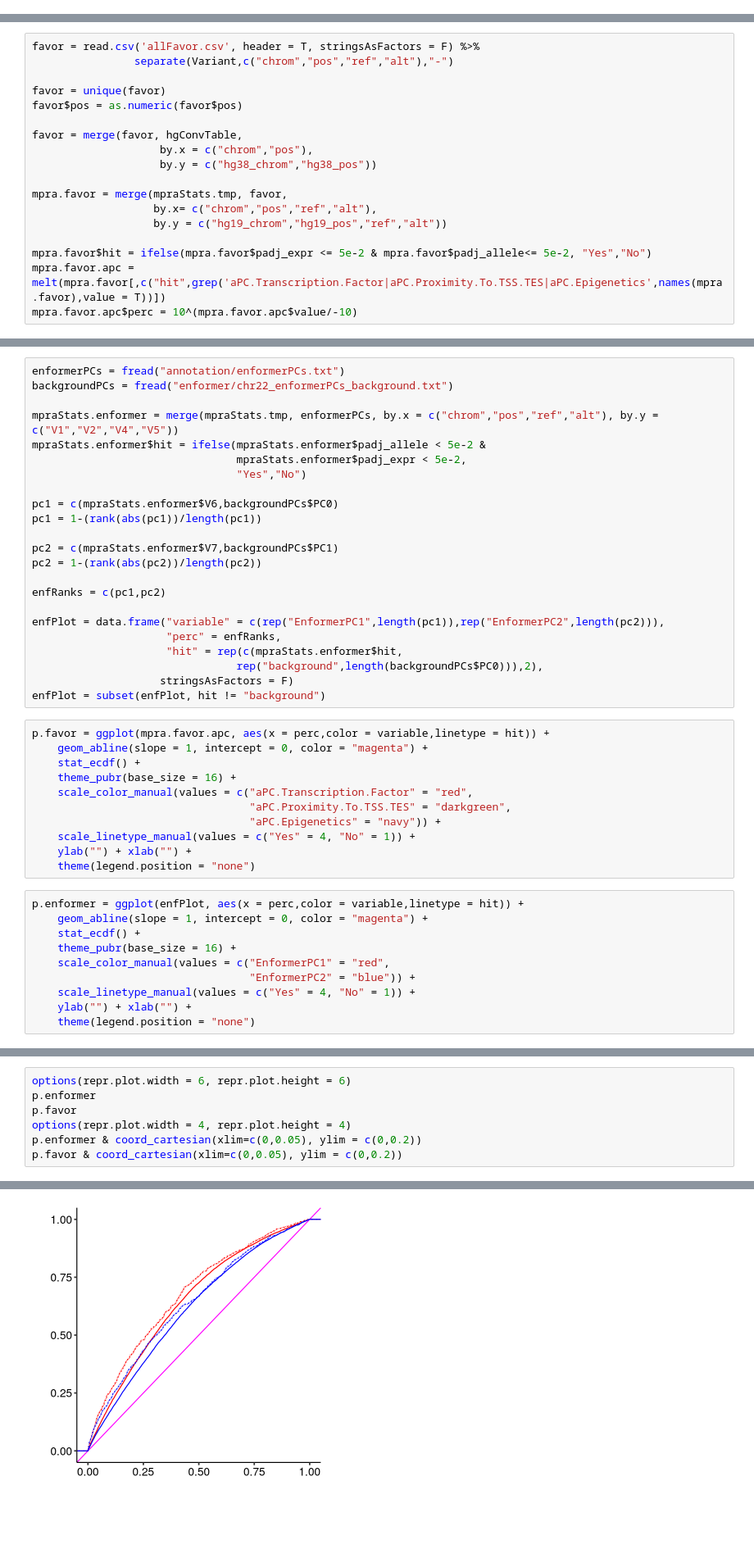
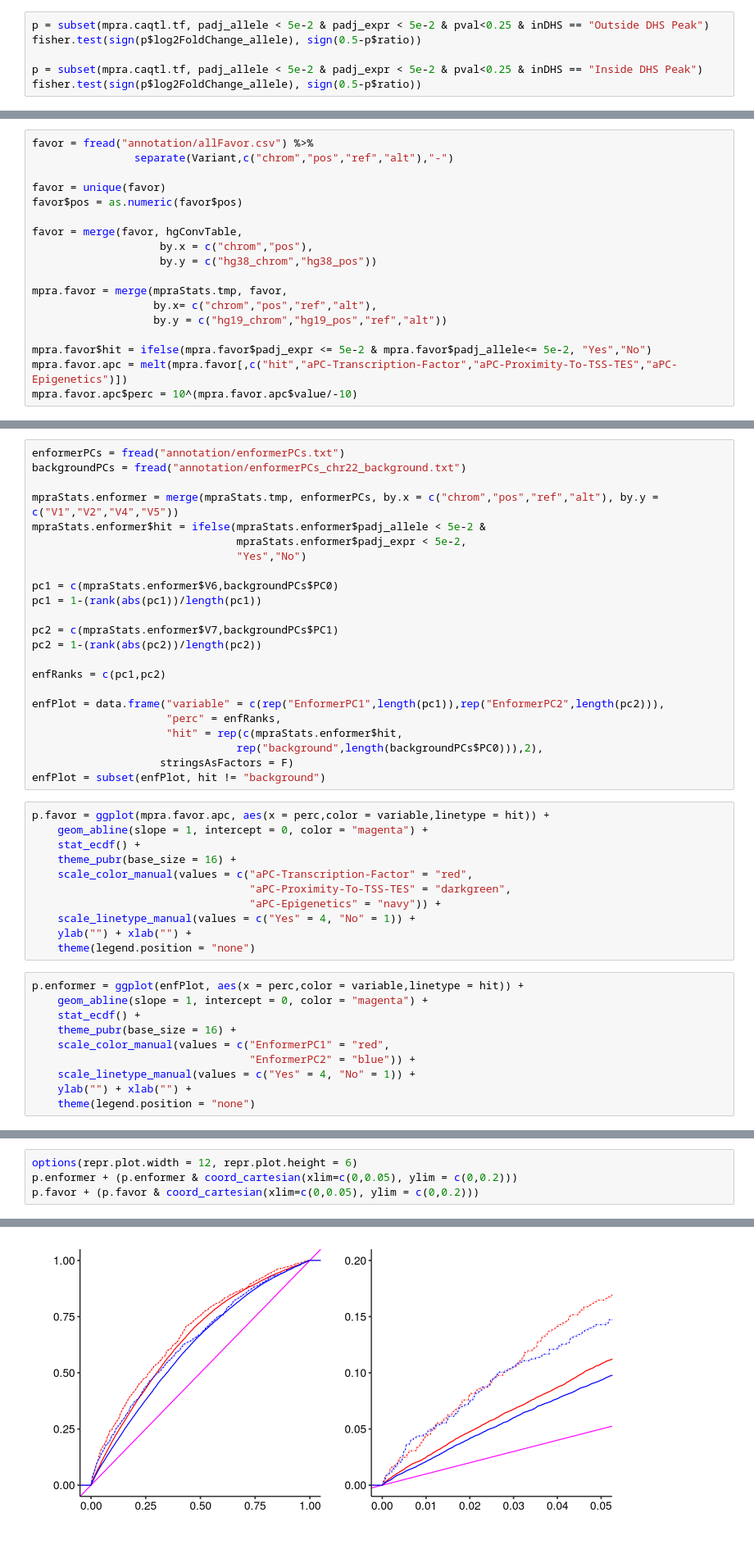
Before and after one commit to nsabell/mpra-v2, a Jupyter notebook: notebooks/section3-functional-annotation.ipynb, the cells around one changed output, grey strips where cells are left out. Shown at 82% size. Drawn from its saved outputs; the diff is of its cells as text; blank space fills up the shorter version.

```diff
--- a/notebooks/section3-functional-annotation.ipynb
+++ b/notebooks/section3-functional-annotation.ipynb
@@ -550,0 +580,6 @@ caqtl.scatter + theme(legend.position = "none")
+# %%
+p = subset(mpra.caqtl.tf, padj_allele < 5e-2 & padj_expr < 5e-2 & pval<0.25 & inDHS == "Outside DHS Peak")
+fisher.test(sign(p$log2FoldChange_allele), sign(0.5-p$ratio))
+
+p = subset(mpra.caqtl.tf, padj_allele < 5e-2 & padj_expr < 5e-2 & pval<0.25 & inDHS == "Inside DHS Peak")
+fisher.test(sign(p$log2FoldChange_allele), sign(0.5-p$ratio))
@@ -551,7 +607,7 @@ caqtl.scatter + theme(legend.position = "none")
 # %% [markdown]
 ## FAVOR + ENFORMER
 # %%
-favor = read.csv('allFavor.csv', header = T, stringsAsFactors = F) %>%
+favor = fread("annotation/allFavor.csv") %>%
                 separate(Variant,c("chrom","pos","ref","alt"),"-")
 
 favor = unique(favor)
@@ -566,6 +622,6 @@ mpra.favor = merge(mpraStats.tmp, favor,
                    by.y = c("hg19_chrom","hg19_pos","ref","alt"))
 
 mpra.favor$hit = ifelse(mpra.favor$padj_expr <= 5e-2 & mpra.favor$padj_allele<= 5e-2, "Yes","No")
-mpra.favor.apc = melt(mpra.favor[,c("hit",grep('aPC.Transcription.Factor|aPC.Proximity.To.TSS.TES|aPC.Epigenetics',names(mpra.favor),value = T))])
+mpra.favor.apc = melt(mpra.favor[,c("hit","aPC-Transcription-Factor","aPC-Proximity-To-TSS-TES","aPC-Epigenetics")])
 mpra.favor.apc$perc = 10^(mpra.favor.apc$value/-10)
 # %% [output]
@@ -575,6 +630,6 @@ Using hit as id variables
 # %%
 enformerPCs = fread("annotation/enformerPCs.txt")
-backgroundPCs = fread("enformer/chr22_enformerPCs_background.txt")
+backgroundPCs = fread("annotation/enformerPCs_chr22_background.txt")
 
 mpraStats.enformer = merge(mpraStats.tmp, enformerPCs, by.x = c("chrom","pos","ref","alt"), by.y = c("V1","V2","V4","V5"))
 mpraStats.enformer$hit = ifelse(mpraStats.enformer$padj_allele < 5e-2 &
@@ -600,9 +655,9 @@ p.favor = ggplot(mpra.favor.apc, aes(x = perc,color = variable,linetype = hit))
     geom_abline(slope = 1, intercept = 0, color = "magenta") +
     stat_ecdf() +
     theme_pubr(base_size = 16) +
-    scale_color_manual(values = c("aPC.Transcription.Factor" = "red",
-                                  "aPC.Proximity.To.TSS.TES" = "darkgreen",
-                                  "aPC.Epigenetics" = "navy")) +
+    scale_color_manual(values = c("aPC-Transcription-Factor" = "red",
+                                  "aPC-Proximity-To-TSS-TES" = "darkgreen",
+                                  "aPC-Epigenetics" = "navy")) +
     scale_linetype_manual(values = c("Yes" = 4, "No" = 1)) +
     ylab("") + xlab("") +
     theme(legend.position = "none")
@@ -619,10 +679,7 @@ p.enformer = ggplot(enfPlot, aes(x = perc,color = variable,linetype = hit)) +
 # %%
-options(repr.plot.width = 6, repr.plot.height = 6)
-p.enformer
-p.favor
-options(repr.plot.width = 4, repr.plot.height = 4)
-p.enformer & coord_cartesian(xlim=c(0,0.05), ylim = c(0,0.2))
-p.favor & coord_cartesian(xlim=c(0,0.05), ylim = c(0,0.2))
+options(repr.plot.width = 12, repr.plot.height = 6)
+p.enformer + (p.enformer & coord_cartesian(xlim=c(0,0.05), ylim = c(0,0.2)))
+p.favor + (p.favor & coord_cartesian(xlim=c(0,0.05), ylim = c(0,0.2)))
 # %% [output]
 Warning message:
 “Removed 13464 rows containing non-finite values (stat_ecdf).”
@@ -629 +688 @@ Warning message:
-[figure, old version]
+[figure, new version]
```
Also changed, not shown: parts of 16 cells of this notebook, 5 other files.
